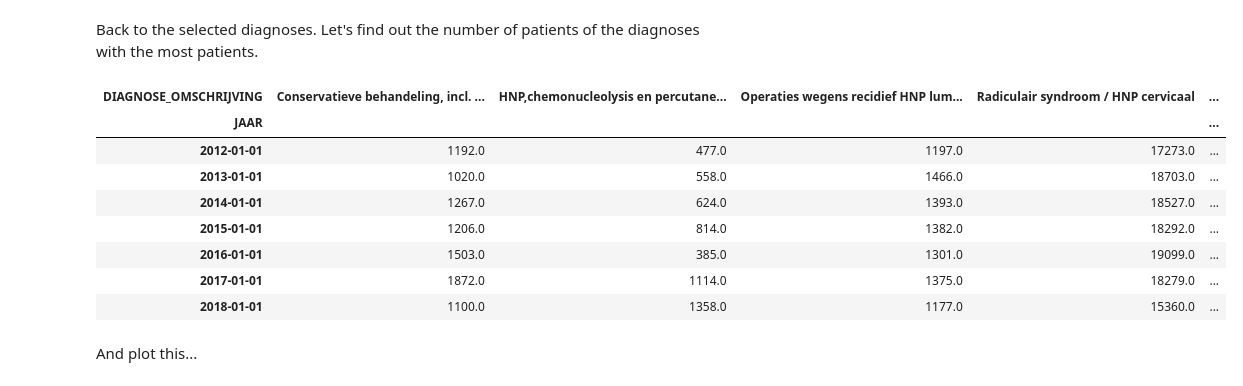
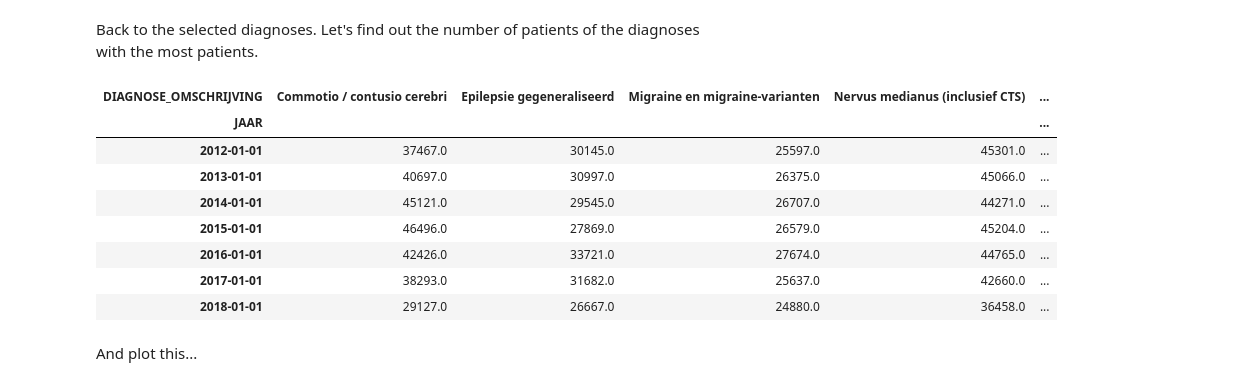
Before and after one commit to bokhove/NZa, a Jupyter notebook: NZa.ipynb, the cells around one changed output. Saved outputs shown, nothing was run; the diff lists cells and outputs as text; code cells hidden in the pictures.

```diff
--- a/NZa.ipynb
+++ b/NZa.ipynb
@@ -404,32 +404,32 @@ To register the converters:
 # %% [markdown]
 Back to the selected diagnoses. Let's find out the number of patients of the diagnoses with the most patients.
 # %%
-lastGraph = True
+lastGraph = False
 if lastGraph:
     df_dbc_full['spec_diag'] = df_dbc_full['BEHANDELEND_SPECIALISME_CD'] + df_dbc_full['TYPERENDE_DIAGNOSE_CD']
     df_dbc_spec = df_dbc_full.loc[ df_dbc_full['spec_diag'].isin(spec_diag_ID) ]
     df_dbc_full = df_dbc_full.drop(columns=['spec_diag'])
     analyse_naam = 'geselecteerde diagnoses'
 else:
     df_dbc_spec = df_dbc_full.loc[ df_dbc_full['BEHANDELEND_SPECIALISME_CD'].isin(spec_ID) ]
     analyse_naam = 'specialisme ' + 'neurologie' #ToDo: select name from DataFrame
 
 df_dbc_spec = df_dbc_spec.loc[:'2018',['AANTAL_PAT_PER_DIAG','DIAGNOSE_OMSCHRIJVING']]
 
 df_dbc_spec = pd.pivot_table(df_dbc_spec, index='JAAR', columns='DIAGNOSE_OMSCHRIJVING', values='AANTAL_PAT_PER_DIAG', aggfunc=min)
-df_dbc_spec = df_dbc_spec.loc[:, (df_dbc_spec.mean(axis=0) >= 1)]
+df_dbc_spec = df_dbc_spec.loc[:, (df_dbc_spec.mean(axis=0) >= 25000)]
 
 df_dbc_spec
 # %% [output]
-| DIAGNOSE_OMSCHRIJVING | Conservatieve behandeling, incl. ... | HNP,chemonucleolysis en percutane... | Operaties wegens recidief HNP lum... | Radiculair syndroom / HNP cervicaal | ... |
+| DIAGNOSE_OMSCHRIJVING | Commotio / contusio cerebri | Epilepsie gegeneraliseerd | Migraine en migraine-varianten | Nervus medianus (inclusief CTS) | ... |
 | JAAR |  |  |  |  | ... |
-| 2012-01-01 | 1192.0 | 477.0 | 1197.0 | 17273.0 | ... |
-| 2013-01-01 | 1020.0 | 558.0 | 1466.0 | 18703.0 | ... |
-| 2014-01-01 | 1267.0 | 624.0 | 1393.0 | 18527.0 | ... |
-| 2015-01-01 | 1206.0 | 814.0 | 1382.0 | 18292.0 | ... |
-| 2016-01-01 | 1503.0 | 385.0 | 1301.0 | 19099.0 | ... |
-| 2017-01-01 | 1872.0 | 1114.0 | 1375.0 | 18279.0 | ... |
-| 2018-01-01 | 1100.0 | 1358.0 | 1177.0 | 15360.0 | ... |
+| 2012-01-01 | 37467.0 | 30145.0 | 25597.0 | 45301.0 | ... |
+| 2013-01-01 | 40697.0 | 30997.0 | 26375.0 | 45066.0 | ... |
+| 2014-01-01 | 45121.0 | 29545.0 | 26707.0 | 44271.0 | ... |
+| 2015-01-01 | 46496.0 | 27869.0 | 26579.0 | 45204.0 | ... |
+| 2016-01-01 | 42426.0 | 33721.0 | 27674.0 | 44765.0 | ... |
+| 2017-01-01 | 38293.0 | 31682.0 | 25637.0 | 42660.0 | ... |
+| 2018-01-01 | 29127.0 | 26667.0 | 24880.0 | 36458.0 | ... |
 # %% [markdown]
 And plot this...
 # %%
```
Also changed, not shown: parts of 2 cells of this notebook.
